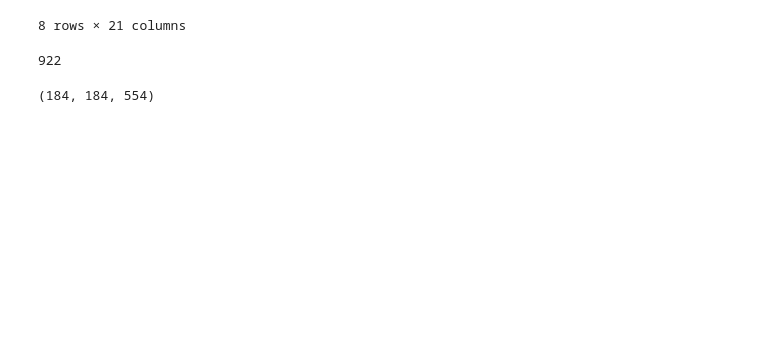
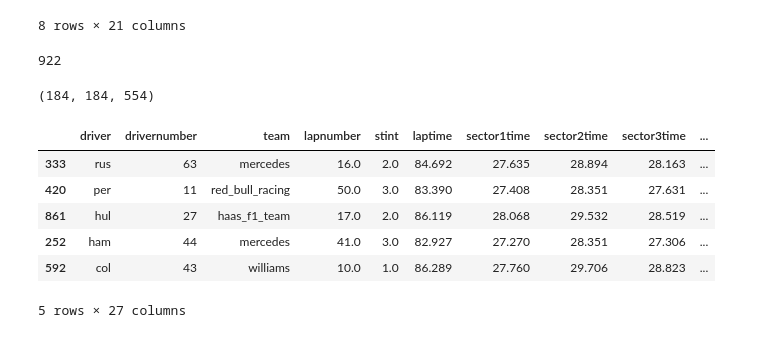
Before and after one commit to GabrielFerreiraAbel/Math-to-models, a Jupyter notebook: myprojects/1.f1-lap-time-prediction/predict-lap-time.ipynb, the cells around one changed output. Saved outputs shown, nothing was run; the diff lists cells and outputs as text; code cells hidden in the pictures; blank space fills up the shorter version.

```diff
--- a/myprojects/1.f1-lap-time-prediction/predict-lap-time.ipynb
+++ b/myprojects/1.f1-lap-time-prediction/predict-lap-time.ipynb
@@ -279,0 +280,14 @@ np.random.shuffle(idx)
+# %%
+df_train = df_clean_monza.iloc[idx[:n_train]]
+df_val = df_clean_monza.iloc[idx[n_train:n_train + n_val]]
+df_test = df_clean_monza.iloc[idx[n_train + n_val:]]
+# %%
+df_train.head()
+# %% [output]
+|  | driver | drivernumber | team | lapnumber | stint | laptime | sector1time | sector2time | sector3time | ... |
+| 333 | rus | 63 | mercedes | 16.0 | 2.0 | 84.692 | 27.635 | 28.894 | 28.163 | ... |
+| 420 | per | 11 | red_bull_racing | 50.0 | 3.0 | 83.390 | 27.408 | 28.351 | 27.631 | ... |
+| 861 | hul | 27 | haas_f1_team | 17.0 | 2.0 | 86.119 | 28.068 | 29.532 | 28.519 | ... |
+| 252 | ham | 44 | mercedes | 41.0 | 3.0 | 82.927 | 27.270 | 28.351 | 27.306 | ... |
+| 592 | col | 43 | williams | 10.0 | 1.0 | 86.289 | 27.760 | 29.706 | 28.823 | ... |
+5 rows × 27 columns
```
Also changed, not shown: parts of 1 cell of this notebook.
